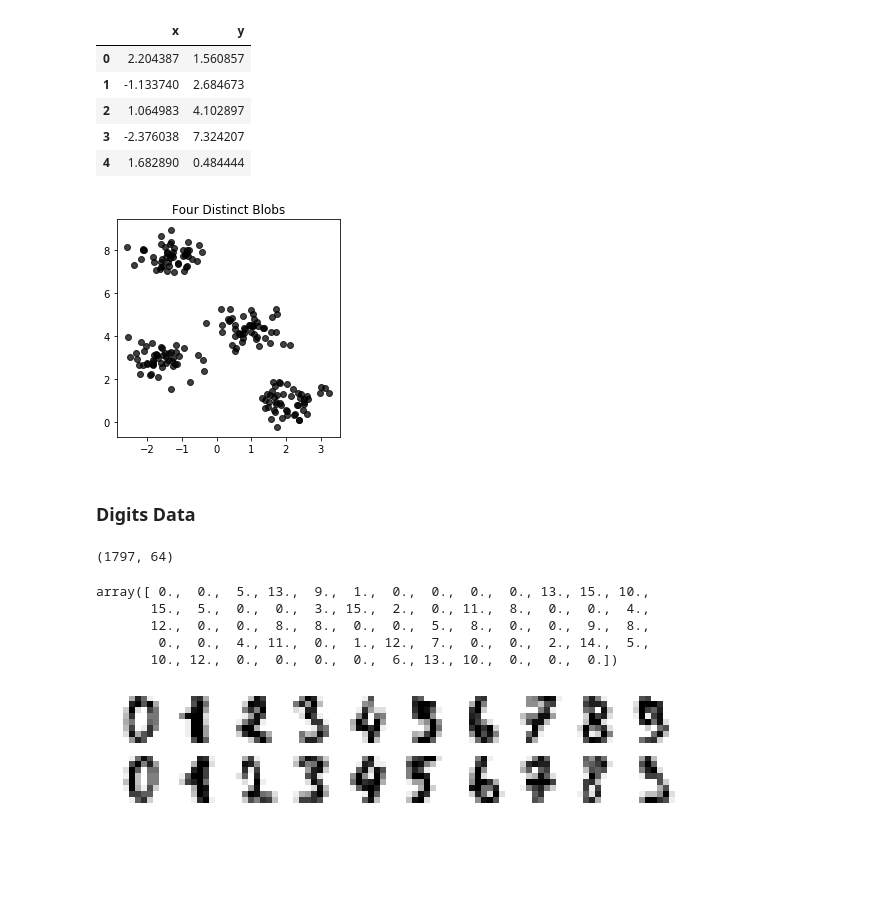
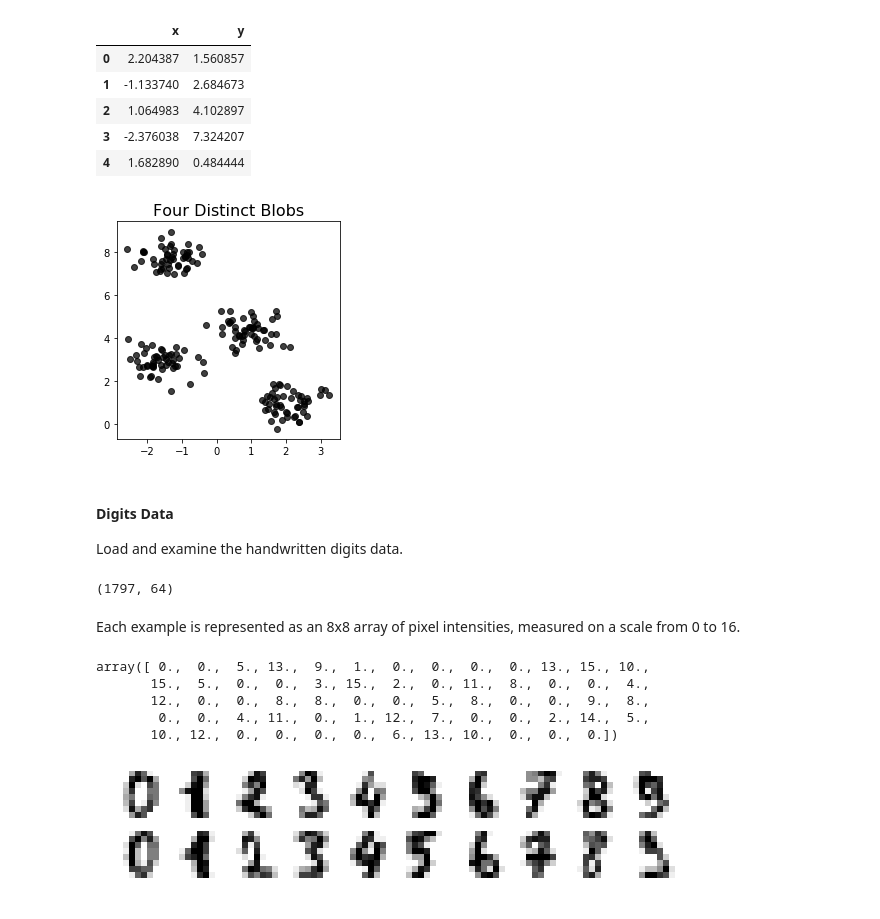
Before and after one commit to yvanhuele/yvanhuele.github.io, a Jupyter notebook: K-Means/K-Means Clustering.ipynb, the cells around one changed output. Drawn from its saved outputs; the diff is of its cells as text; code cells hidden in the pictures; blank space fills up the shorter version.

```diff
--- a/K-Means/K-Means Clustering.ipynb
+++ b/K-Means/K-Means Clustering.ipynb
@@ -199,29 +298,35 @@ X1_df.head()
 | 3 | -2.376038 | 7.324207 |
 | 4 | 1.682890 | 0.484444 |
 # %%
+# Plot X1
 fig = plt.figure(figsize = [4, 4])
 plt.scatter(X1[:, 0], X1[:, 1], c = 'black', alpha = 0.75)
-plt.title('Four Distinct Blobs')
+plt.title('Four Distinct Blobs', fontsize = 16)
 # plt.savefig('four_blobs.png', bbox_inches='tight')
 plt.show()
 # %% [output]
-[figure, old version]
+[figure, new version]
 # %% [markdown]
-### Digits Data
+#### Digits Data
+
+Load and examine the handwritten digits data.
 # %%
 digits = datasets.load_digits()
 digits_data = digits.data
 digits_data.shape
 # %% [output]
 (1797, 64)
-# %%
-digits_data[0]
-# %% [output]
-array([ 0.,  0.,  5., 13.,  9.,  1.,  0.,  0.,  0.,  0., 13., 15., 10.,
-       15.,  5.,  0.,  0.,  3., 15.,  2.,  0., 11.,  8.,  0.,  0.,  4.,
-       12.,  0.,  0.,  8.,  8.,  0.,  0.,  5.,  8.,  0.,  0.,  9.,  8.,
-        0.,  0.,  4., 11.,  0.,  1., 12.,  7.,  0.,  0.,  2., 14.,  5.,
-       10., 12.,  0.,  0.,  0.,  0.,  6., 13., 10.,  0.,  0.,  0.])
+# %% [markdown]
+Each example is represented as an 8x8 array of pixel intensities, measured on a scale from 0 to 16.
+# %%
+# First data point
+digits_data[0]
+# %% [output]
+array([ 0.,  0.,  5., 13.,  9.,  1.,  0.,  0.,  0.,  0., 13., 15., 10.,
+       15.,  5.,  0.,  0.,  3., 15.,  2.,  0., 11.,  8.,  0.,  0.,  4.,
+       12.,  0.,  0.,  8.,  8.,  0.,  0.,  5.,  8.,  0.,  0.,  9.,  8.,
+        0.,  0.,  4., 11.,  0.,  1., 12.,  7.,  0.,  0.,  2., 14.,  5.,
+       10., 12.,  0.,  0.,  0.,  0.,  6., 13., 10.,  0.,  0.,  0.])
 # %%
 plt.figure(figsize = [10, 2])
 for i in range(20):
```
Also changed, not shown: parts of 50 cells of this notebook.
